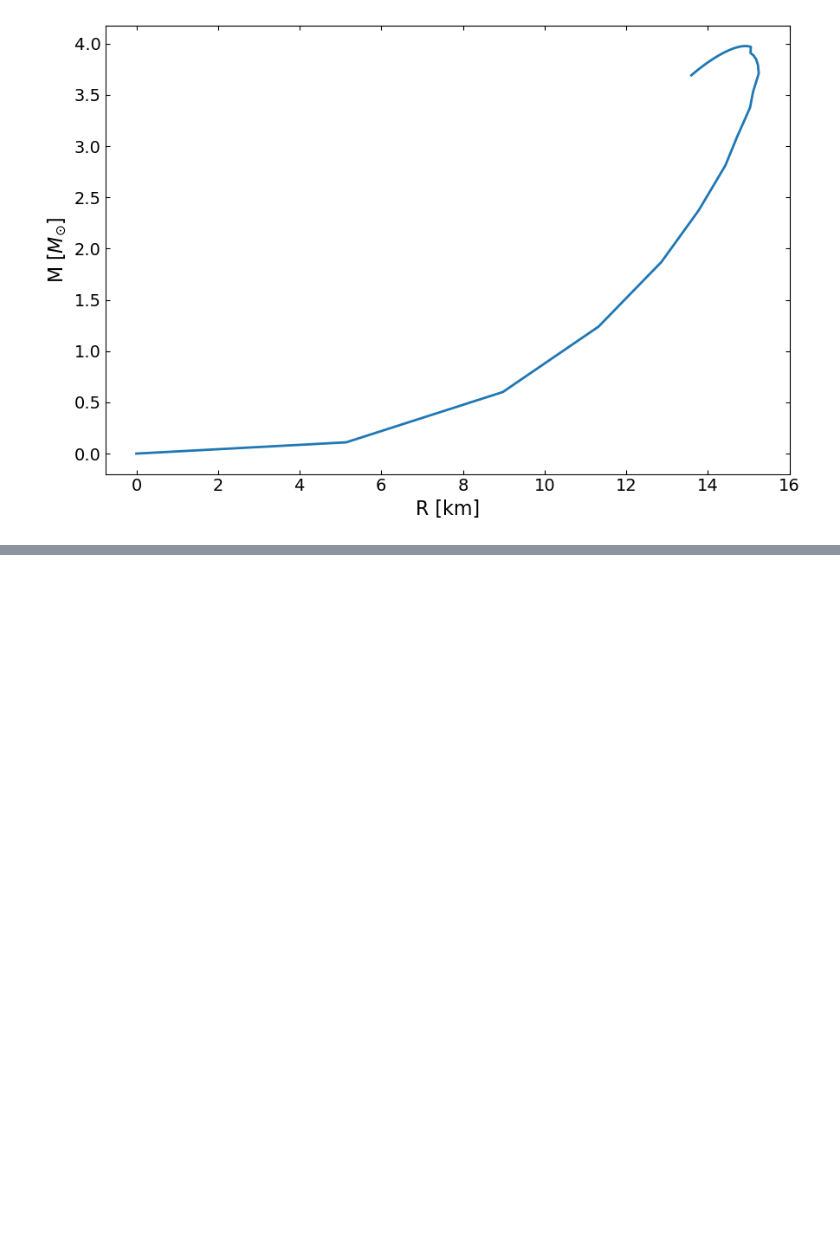
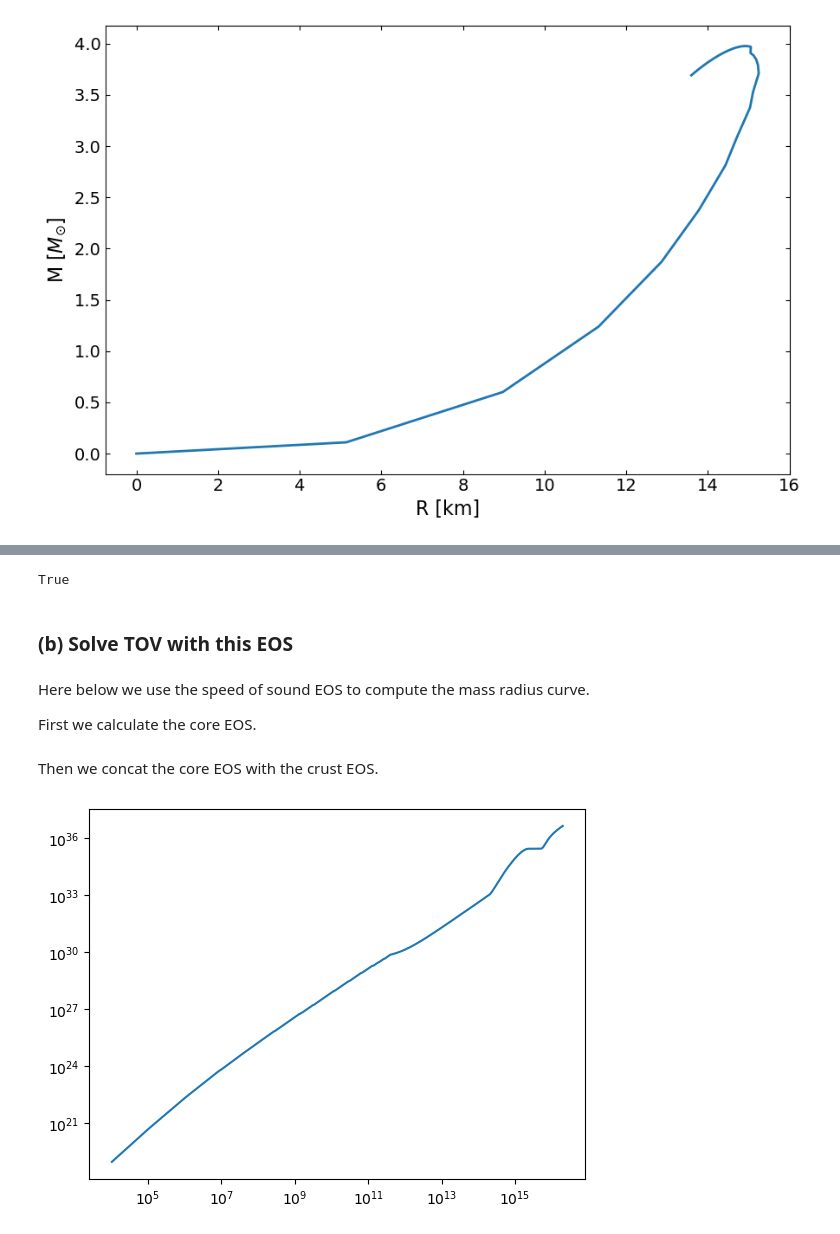
Before and after one commit to ChunHuangPhy/CompactOject, a Jupyter notebook: Test_Case/test_EOSgenerators.ipynb, the cells around one changed output, grey strips where cells are left out. Cells and saved outputs as stored; diff of their text form; code cells hidden in the pictures; blank space fills up the shorter version.

Commit message:
Add Speed of Sound EOS

```diff
--- a/Test_Case/test_EOSgenerators.ipynb
+++ b/Test_Case/test_EOSgenerators.ipynb
@@ -335,0 +361,5 @@ plt.show()
+# %%
+x_last = eps_com[-1]
+y_last = pres_com[-1]
+dydx_last = (pres_com[-1] - pres_com[-2]) / (eps_com[-1] - eps_com[-2])
+CS_EOS = EOS.SpeedOfSoundEOS(x_last, y_last, dydx_last)
@@ -335,0 +372,28 @@ plt.show()
+# %%
+cs_a = CS_EOS.gen_a((0.2, 0.2, 0.3, 0.4, 0.5))
+print(CS_EOS.check_a(cs_a))
+# %% [output]
+True
+# %% [markdown]
+### (b) Solve TOV with this EOS
+# %% [markdown]
+Here below we use the speed of sound EOS to compute the mass radius curve.
+
+First we calculate the core EOS.
+# %%
+core_e_min = x_last
+core_e_max = 2e16 * g_cm_3
+n_core_e = 1000
+core_e = np.geomspace(core_e_min, core_e_max, n_core_e)
+core_p = CS_EOS.cal_core_p(core_e, cs_a)
+# %% [markdown]
+Then we concat the core EOS with the crust EOS.
+# %%
+full_e = np.concatenate((eps_com, core_e[1:]))
+full_p = np.concatenate((pres_com, core_p[1:]))
+# %%
+plt.plot(full_e / g_cm_3, full_p / dyn_cm_2)
+plt.xscale("log")
+plt.yscale("log")
+# %% [output]
+[figure, added]
```
Also changed, not shown: parts of 9 cells of this notebook, 2 other files.
